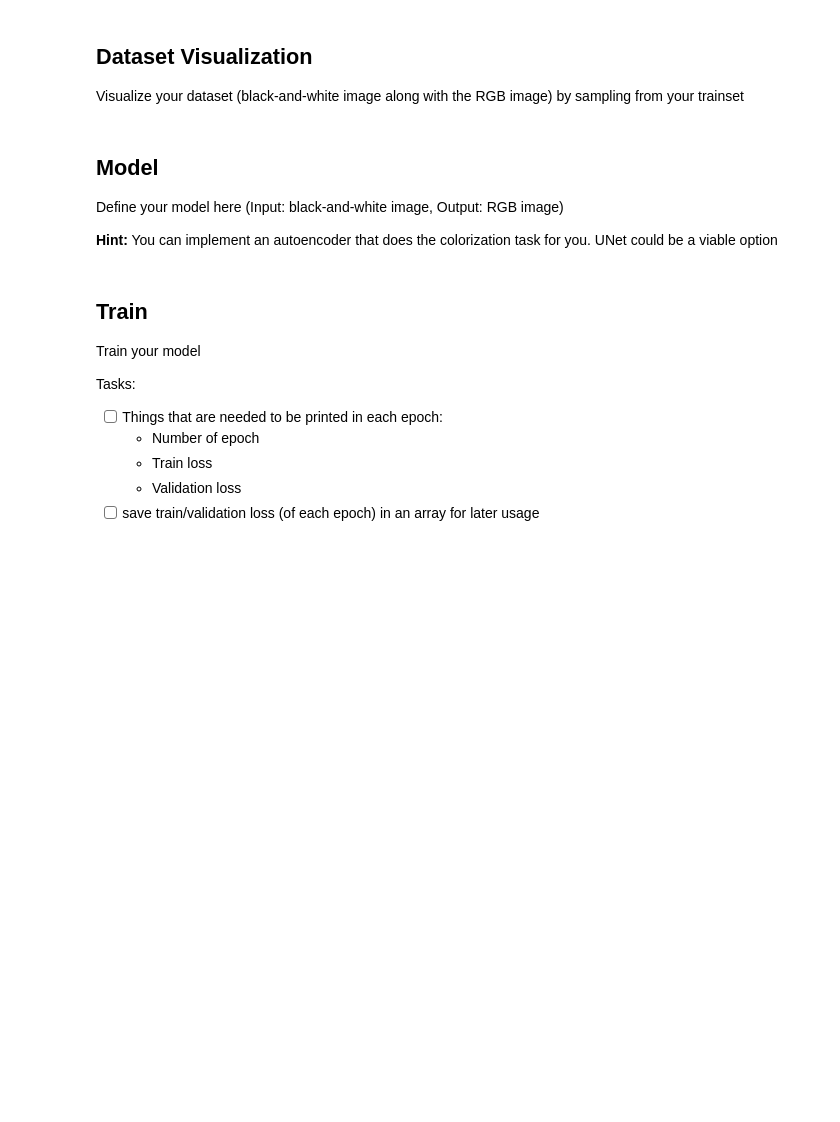
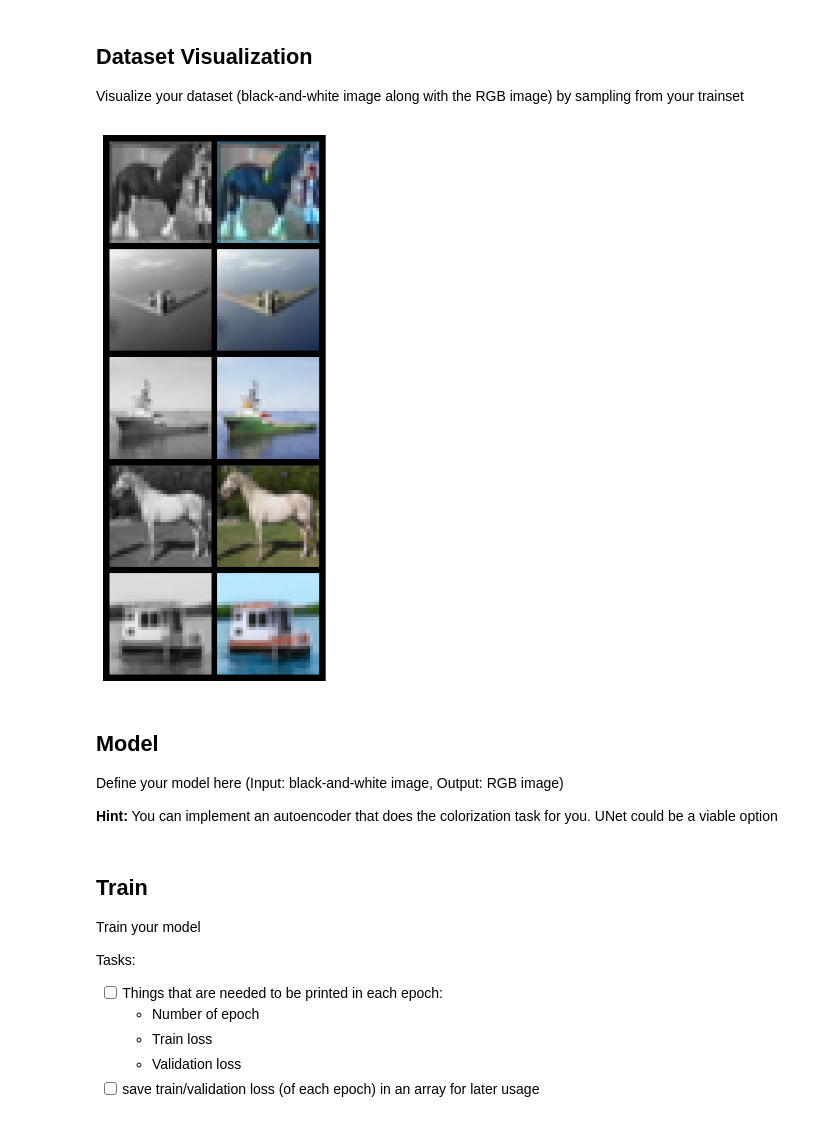
Before and after one commit to sehbeygi79/CIFAR10-Classification-Colorization, a Jupyter notebook: CIFAR10_Classification_And_Colorization.ipynb, the cells around one changed output. Cells and saved outputs as stored; diff of their text form; code cells hidden in the pictures; blank space fills up the shorter version.

```diff
--- a/CIFAR10_Classification_And_Colorization.ipynb
+++ b/CIFAR10_Classification_And_Colorization.ipynb
@@ -808,3 +835,19 @@ transform_test =
+# %%
+transform_train = transforms.Compose(
+    [
+        transforms.ToTensor(),
+        transforms.Normalize(
+            mean=(0.5, 0.5, 0.5), std=(0.20, 0.20, 0.20), inplace=True
+        ),
+    ]
+)
+
+transform_test = transforms.Compose(
+    [
+        transforms.ToTensor(),
+        transforms.Normalize(mean=(0.5, 0.5, 0.5), std=(0.20, 0.20, 0.20)),
+    ]
+)
 # %%
 initial_trainset = BlackAndWhiteCIFAR10(
     root="./data", train=True, download=True, transform=transform_train
@@ -816,0 +857,5 @@ valloader =
+# %%
+val_size = int(0.1 * len(initial_trainset))
+trainset, valset = torch.utils.data.random_split(
+    initial_trainset, (len(initial_trainset) - val_size, val_size)
+)
@@ -818,6 +867,27 @@ valloader =
 ## Dataset Visualization
 
 Visualize your dataset (black-and-white image along with the RGB image) by sampling from your trainset
+# %%
+num_samples = 5
+random_indices = torch.randperm(len(trainset))[:num_samples]
+
+# Create a grid to display images
+grid_images = []
+for idx in random_indices:
+    black_white_img, rgb_img = initial_trainset[idx]
+    rgb_img = norminv(rgb_img)
+    black_white_img = norminv(black_white_img)
+    black_white_img = black_white_img.expand(3, -1, -1)
+    grid_images.extend([black_white_img, rgb_img])
+
+grid = torchvision.utils.make_grid(grid_images, nrow=2)
+
+plt.figure(figsize=(10, 10))
+plt.imshow(grid.permute(1, 2, 0))
+plt.axis("off")
+plt.show()
+# %% [output]
+[figure, added]
 # %%
 # TODO
 # %% [markdown]
```
Also changed, not shown: parts of 13 cells of this notebook.
